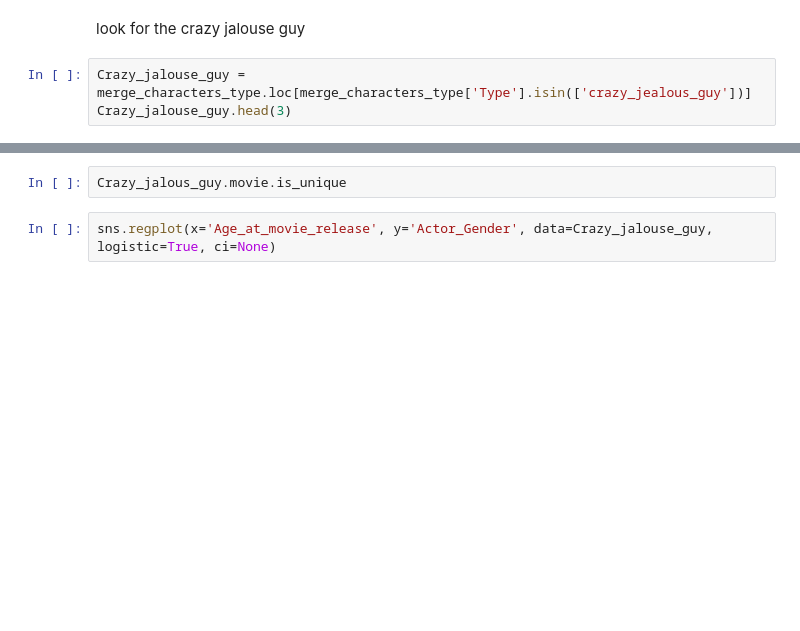
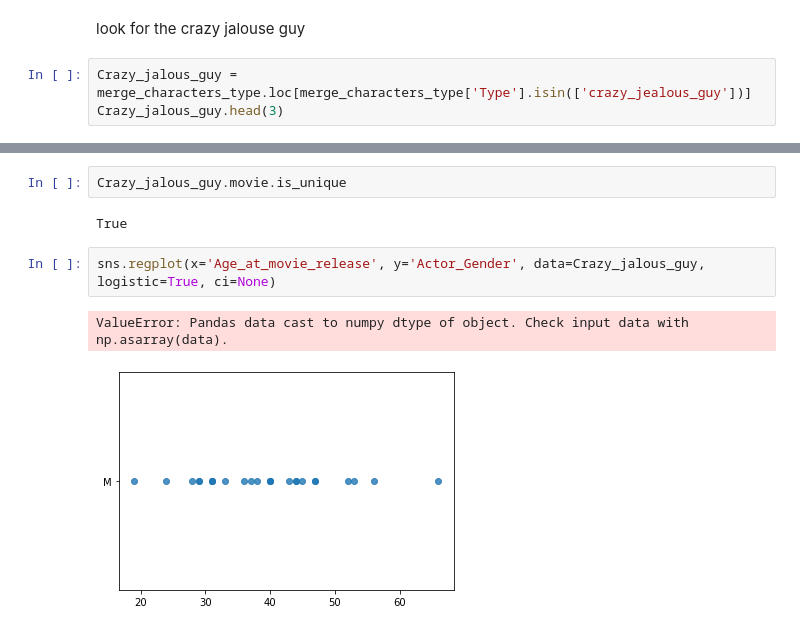
Before and after one commit to epfl-ada/ada-2022-project-thegonios, a Jupyter notebook: Data_processing.ipynb, the cells around one changed output, grey strips where cells are left out. Saved outputs shown, nothing was run; the diff lists cells and outputs as text; blank space fills up the shorter version.

```diff
--- a/Data_processing.ipynb
+++ b/Data_processing.ipynb
@@ -547,5 +787,5 @@ merge_characters_type.Type.value_counts()
 # %% [markdown]
 look for the crazy jalouse guy
 # %%
-Crazy_jalouse_guy = merge_characters_type.loc[merge_characters_type['Type'].isin(['crazy_jealous_guy'])]
-Crazy_jalouse_guy.head(3)
+Crazy_jalous_guy = merge_characters_type.loc[merge_characters_type['Type'].isin(['crazy_jealous_guy'])]
+Crazy_jalous_guy.head(3)
@@ -572,4 +841,9 @@ Crazy_jalous_guy.Actor_Ethnicity.value_counts() #mostly american
 # %%
 Crazy_jalous_guy.movie.is_unique
+# %% [output]
+True
 # %%
-sns.regplot(x='Age_at_movie_release', y='Actor_Gender', data=Crazy_jalouse_guy, logistic=True, ci=None)
+sns.regplot(x='Age_at_movie_release', y='Actor_Gender', data=Crazy_jalous_guy, logistic=True, ci=None)
+# %% [output]
+ValueError: Pandas data cast to numpy dtype of object. Check input data with np.asarray(data).
+[figure, added]
```
Also changed, not shown: parts of 81 cells of this notebook.
